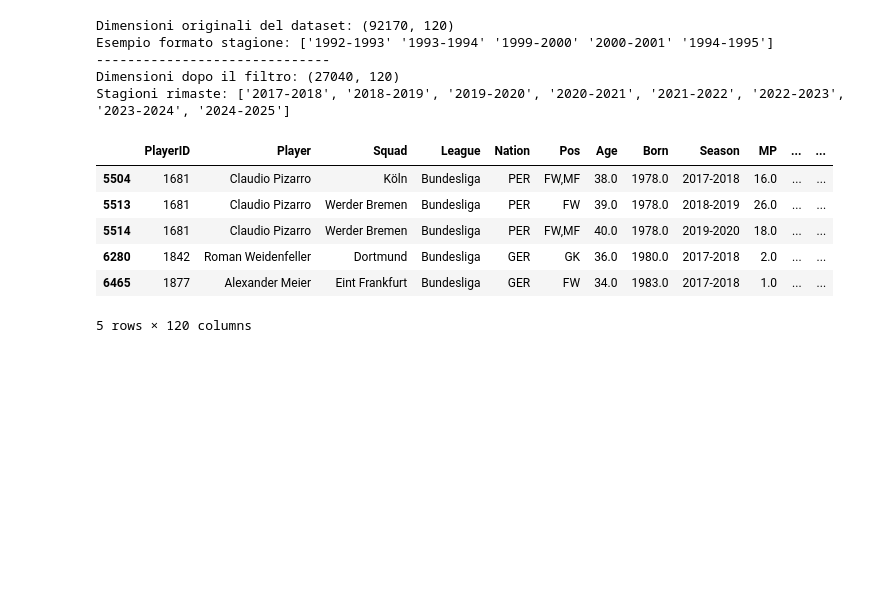
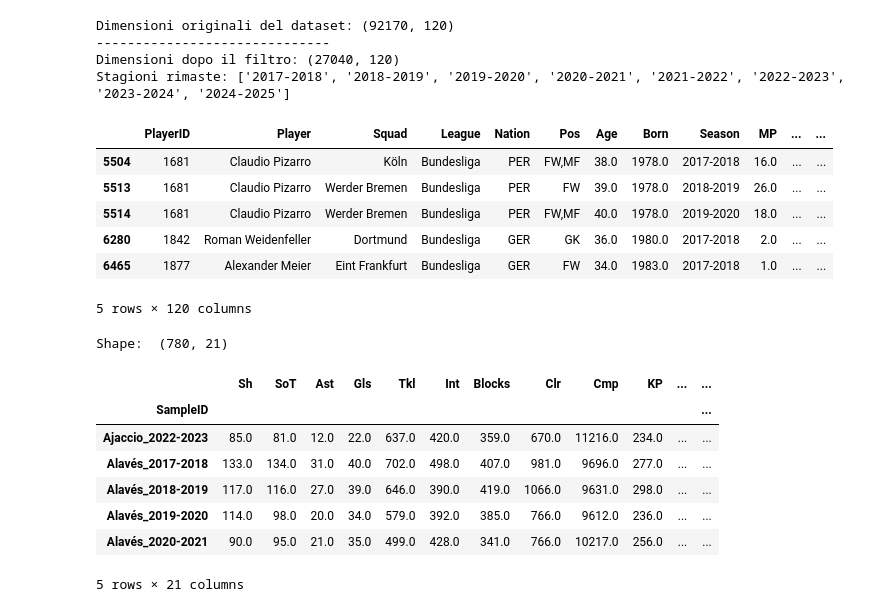
Before and after one commit to fgare/Scientific-visualization-project, a Jupyter notebook: SciVis-scripts.ipynb, the cells around one changed output. Drawn from its saved outputs; the diff is of its cells as text; code cells hidden in the pictures; blank space fills up the shorter version.

```diff
--- a/SciVis-scripts.ipynb
+++ b/SciVis-scripts.ipynb
@@ -1,31 +10,25 @@
 # %%
-import pandas as pd
-from pathlib import Path
+# CARICAMENTO DEL DATASET
 
-# 1. CARICAMENTO DEL DATASET
 file_path = r".\archive\All_Players_1992-2025.csv"
 file_path:Path = Path(file_path)
 
-# Leggiamo il CSV.
-df_original = pd.read_csv(file_path, encoding='utf-8')
+original_df = pd.read_csv(file_path, encoding='utf-8')
 
-print(f"Dimensioni originali del dataset: {df_original.shape}")
-print("Esempio formato stagione:", df_original['Season'].unique()[:5])
+print(f"Dimensioni originali del dataset: {original_df.shape}")
+#print("Esempio formato stagione:", df_original['Season'].unique()[:5])
 
-# Applichiamo il filtro: Vogliamo che l'anno di inizio sia >= 2018
-# Questo includerà 2018-2019, 2019-2020, ecc.
-df = df_original[df_original['Season'] >= "2017-2018"].copy()
+original_df = original_df[original_df['Season'] >= "2017-2018"].copy()
 
-# 3. VERIFICA
+# verifica
 print("-" * 30)
-print(f"Dimensioni dopo il filtro: {df.shape}")
-print("Stagioni rimaste:", sorted(df['Season'].unique()))
+print(f"Dimensioni dopo il filtro: {original_df.shape}")
+print("Stagioni rimaste:", sorted(original_df['Season'].unique()))
 
 # Visualizziamo le prime righe
-df.head()
+original_df.head()
 # %% [output]
 Dimensioni originali del dataset: (92170, 120)
-Esempio formato stagione: ['1992-1993' '1993-1994' '1999-2000' '2000-2001' '1994-1995']
 ------------------------------
 Dimensioni dopo il filtro: (27040, 120)
 Stagioni rimaste: ['2017-2018', '2018-2019', '2019-2020', '2020-2021', '2021-2022', '2022-2023', '2023-2024', '2024-2025']
@@ -36,3 +39,44 @@ Stagioni rimaste: ['2017-2018', '2018-2019', '2019-2020', '2020-2021', '2021-202
 | 6280 | 1842 | Roman Weidenfeller | Dortmund | Bundesliga | GER | GK | 36.0 | 1980.0 | 2017-2018 | 2.0 | ... | ... |
 | 6465 | 1877 | Alexander Meier | Eint Frankfurt | Bundesliga | GER | FW | 34.0 | 1983.0 | 2017-2018 | 1.0 | ... | ... |
 5 rows × 120 columns
+# %%
+# genero un ID univoco per ciascuna squadra in ciascuna stagione
+original_df['SampleID'] = original_df['Squad'] + '_' + original_df['Season']
+
+new_df = original_df.groupby(['SampleID'])[['Squad', 'Season', 'League', 'Nation']].first()
+#print(new_df.head())
+
+# calcolo nuova colonna: % di cross che portano a un tiro
+original_df['CrsPA%'] = original_df['CrsPA'] / original_df['Crs'] * 100
+
+sum_cols = ['Sh', 'SoT', 'Ast', 'Gls', 'Tkl', 'Int', 'Blocks', 'Clr', 'Cmp', 'KP', 'Crs', 'Won', 'Touches', 'TotDist']
+wmean_cols = ['Age', 'Cmp%', 'Won%', 'Def 3rd', 'Mid 3rd', 'Att 3rd', 'CrsPA%']
+
+sums_df = original_df.groupby(['SampleID'])[sum_cols].sum()
+
+# calcolo medie pesate: sum(valore giocatore * min giocati) / sum(min giocati)
+
+# moltiplica elemento per elemento la prima colonna per i minuti giocati dal giocatore
+weighted_stats = original_df[wmean_cols].multiply(original_df['Min'], axis=0)
+weighted_stats['SampleID'] = original_df['SampleID']
+
+weighted_sums = weighted_stats.groupby(['SampleID'])[wmean_cols].sum()
+
+# sommma i minuti di gioco per squadra e stagione
+total_minutes = original_df.groupby(['SampleID'])['Min'].sum()
+
+means_df = weighted_sums.divide(total_minutes, axis=0)
+
+final_df = pd.concat([sums_df, means_df], axis=1)
+print("Shape: ", final_df.shape)
+final_df.head()
+# %% [output]
+Shape:  (780, 21)
+|  | Sh | SoT | Ast | Gls | Tkl | Int | Blocks | Clr | Cmp | KP | ... | ... |
+| SampleID |  |  |  |  |  |  |  |  |  |  |  | ... |
+| Ajaccio_2022-2023 | 85.0 | 81.0 | 12.0 | 22.0 | 637.0 | 420.0 | 359.0 | 670.0 | 11216.0 | 234.0 | ... | ... |
+| Alavés_2017-2018 | 133.0 | 134.0 | 31.0 | 40.0 | 702.0 | 498.0 | 407.0 | 981.0 | 9696.0 | 277.0 | ... | ... |
+| Alavés_2018-2019 | 117.0 | 116.0 | 27.0 | 39.0 | 646.0 | 390.0 | 419.0 | 1066.0 | 9631.0 | 298.0 | ... | ... |
+| Alavés_2019-2020 | 114.0 | 98.0 | 20.0 | 34.0 | 579.0 | 392.0 | 385.0 | 766.0 | 9612.0 | 236.0 | ... | ... |
+| Alavés_2020-2021 | 90.0 | 95.0 | 21.0 | 35.0 | 499.0 | 428.0 | 341.0 | 766.0 | 10217.0 | 256.0 | ... | ... |
+5 rows × 21 columns
```
Also changed, not shown: parts of 8 cells of this notebook, 1 other file.
